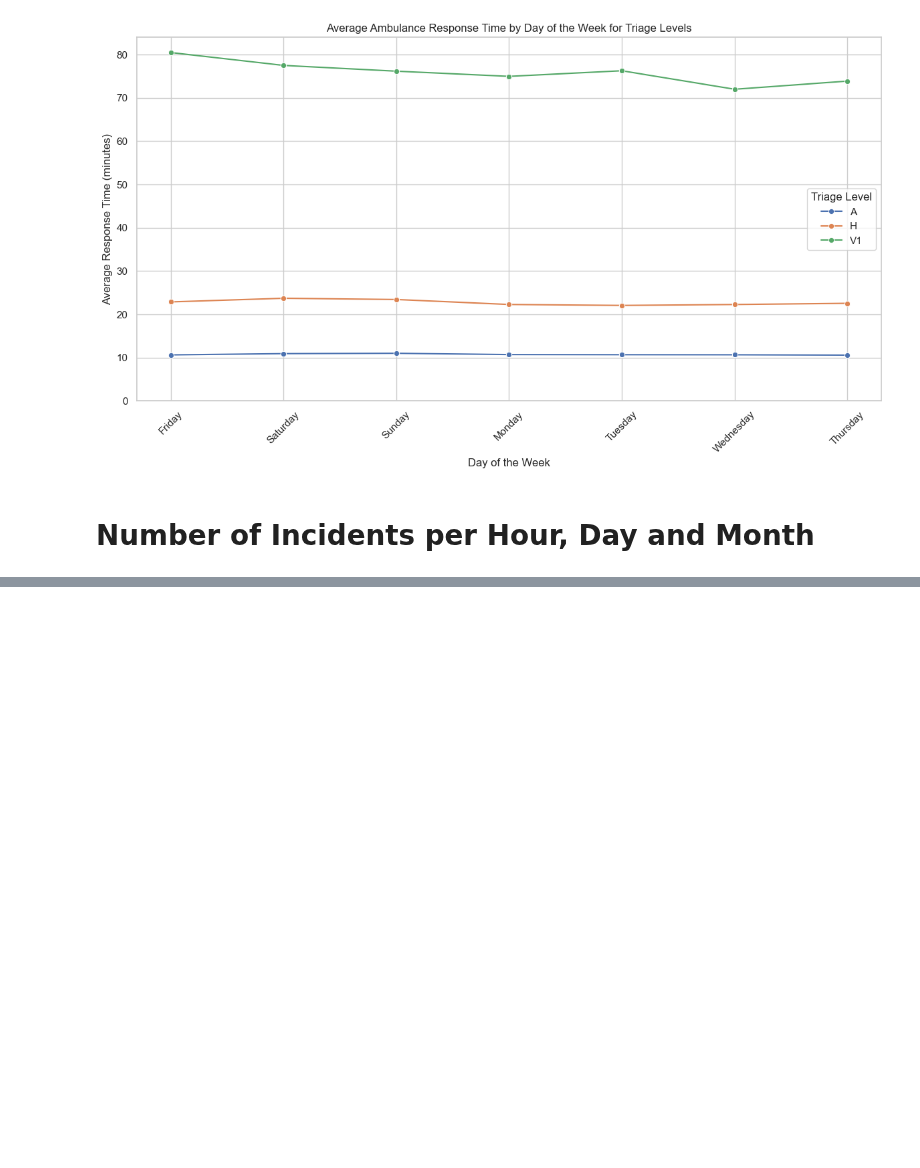
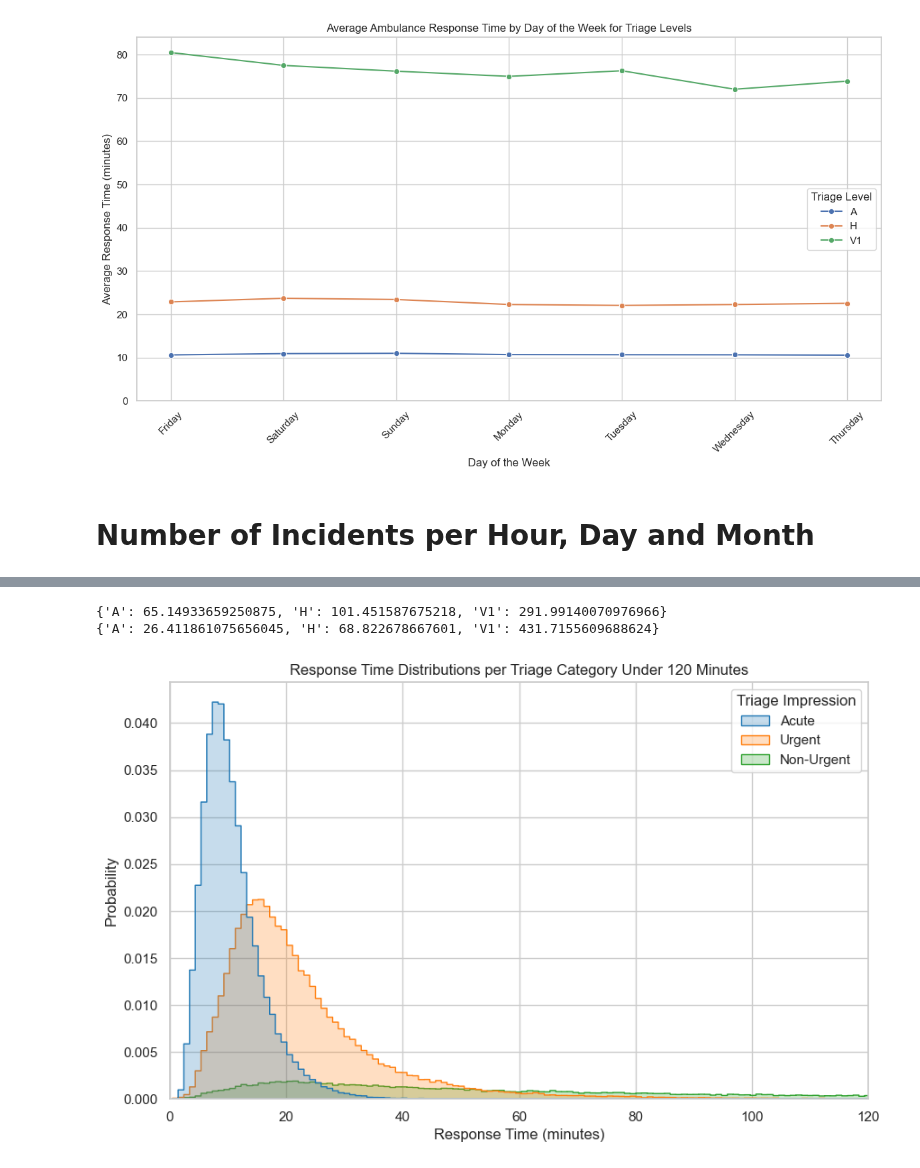
Before and after one commit to Emergency-Optimizers/Data-Processing, a Jupyter notebook: source/analysis/sandbox_torjus_v2.ipynb, the cells around one changed output, grey strips where cells are left out. Cells and saved outputs as stored; diff of their text form; code cells hidden in the pictures; blank space fills up the shorter version.

```diff
--- a/source/analysis/sandbox_torjus_v2.ipynb
+++ b/source/analysis/sandbox_torjus_v2.ipynb
@@ -297,0 +321,42 @@ plt.show()
+# %%
+for df in dfs:
+    categories = ['A', 'H', 'V1']
+    actual_mean_std = {}
+
+    for cat in categories:
+        category_df = df[df['triage_impression_during_call'] == cat]
+        mean_response_time = category_df['response_time'].mean()
+        std_dev_response_time = category_df['response_time'].std()
+        actual_mean_std[cat] = {'mean': mean_response_time, 'std': std_dev_response_time}
+
+    actual_cut_off_values = {category: details['mean'] + 3 * details['std'] for category, details in actual_mean_std.items()}
+
+    print(actual_cut_off_values)
+# %% [output]
+{'A': 65.14933659250875, 'H': 101.451587675218, 'V1': 291.99140070976966}
+{'A': 26.411861075656045, 'H': 68.822678667601, 'V1': 431.7155609688624}
+# %%
+category_mapping = {
+    'A': 'Acute',
+    'H': 'Urgent',
+    'V1': 'Non-Urgent'
+}
+
+df['Triage Impression'] = df['triage_impression_during_call'].map(category_mapping)
+
+sns.set_style("whitegrid")
+
+plt.figure(figsize=(10, 6))
+hist_plot = sns.histplot(data=df, x='response_time', hue='Triage Impression', element="step", stat="probability", common_norm=True, palette="tab10", bins=3000)
+
+plt.title('Response Time Distributions per Triage Category Under 120 Minutes')
+plt.xlabel('Response Time (minutes)')
+plt.ylabel('Probability')
+
+plt.xlim(left=0, right=120)
+
+plt.savefig('./plots/response_time_histogram.png', dpi=300, bbox_inches='tight')
+
+plt.show()
+# %% [output]
+[figure, added]
```
Also changed, not shown: parts of 8 cells of this notebook, 6 other files.
